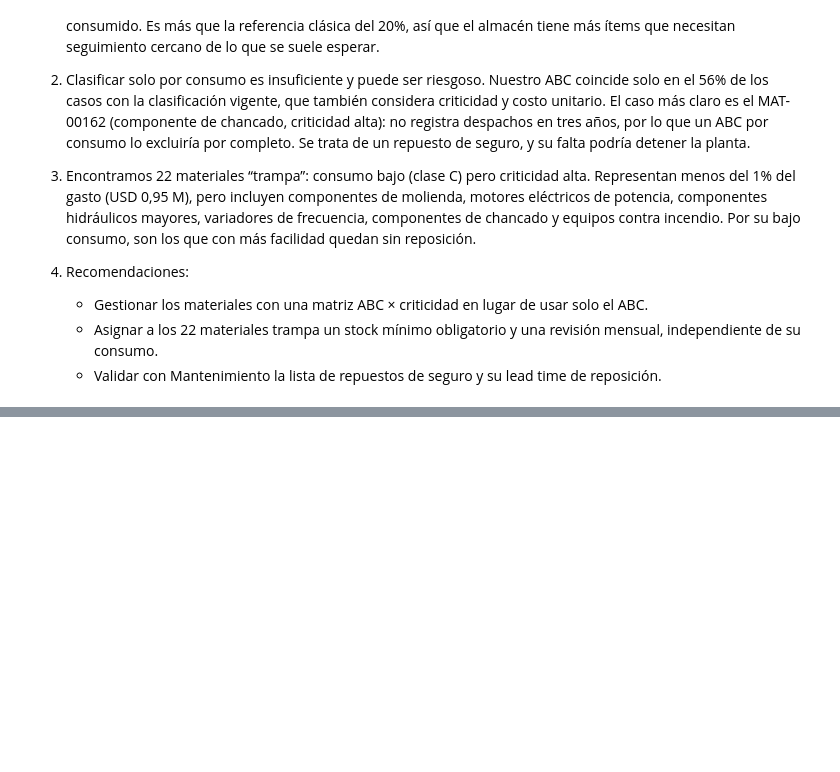
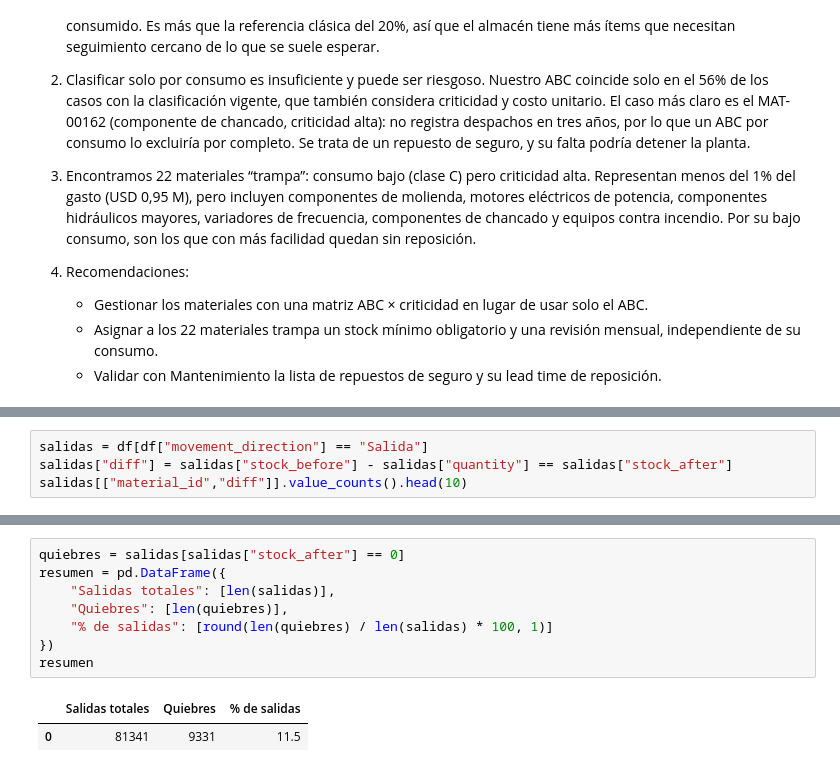
Before and after one commit to Mateo-Alvarez1/mining_data_projects, a Jupyter notebook: 01_gestion_inventario/01_ABC_CRITICIDAD.ipynb, the cells around one changed output, grey strips where cells are left out. Saved outputs shown, nothing was run; the diff lists cells and outputs as text; blank space fills up the shorter version.

```diff
--- a/01_gestion_inventario/01_ABC_CRITICIDAD.ipynb
+++ b/01_gestion_inventario/01_ABC_CRITICIDAD.ipynb
@@ -267,0 +286,4 @@ plt.show()
+# %%
+salidas = df[df["movement_direction"] == "Salida"]
+salidas["diff"] = salidas["stock_before"] - salidas["quantity"] == salidas["stock_after"]
+salidas[["material_id","diff"]].value_counts().head(10)
@@ -267,0 +303,11 @@ plt.show()
+# %%
+quiebres = salidas[salidas["stock_after"] == 0]
+resumen = pd.DataFrame({
+    "Salidas totales": [len(salidas)],
+    "Quiebres": [len(quiebres)],
+    "% de salidas": [round(len(quiebres) / len(salidas) * 100, 1)]
+})
+resumen
+# %% [output]
+|  | Salidas totales | Quiebres | % de salidas |
+| 0 | 81341 | 9331 | 11.5 |
```
Also changed, not shown: parts of 6 cells of this notebook, 4 other files.
